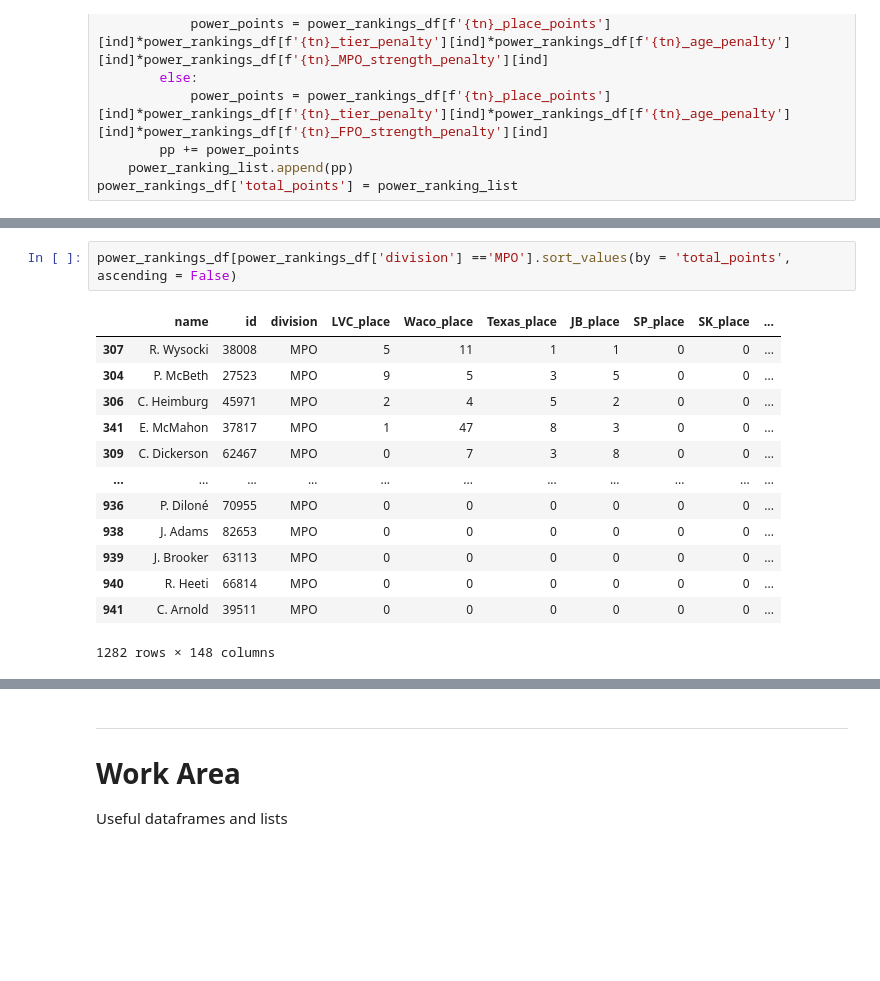
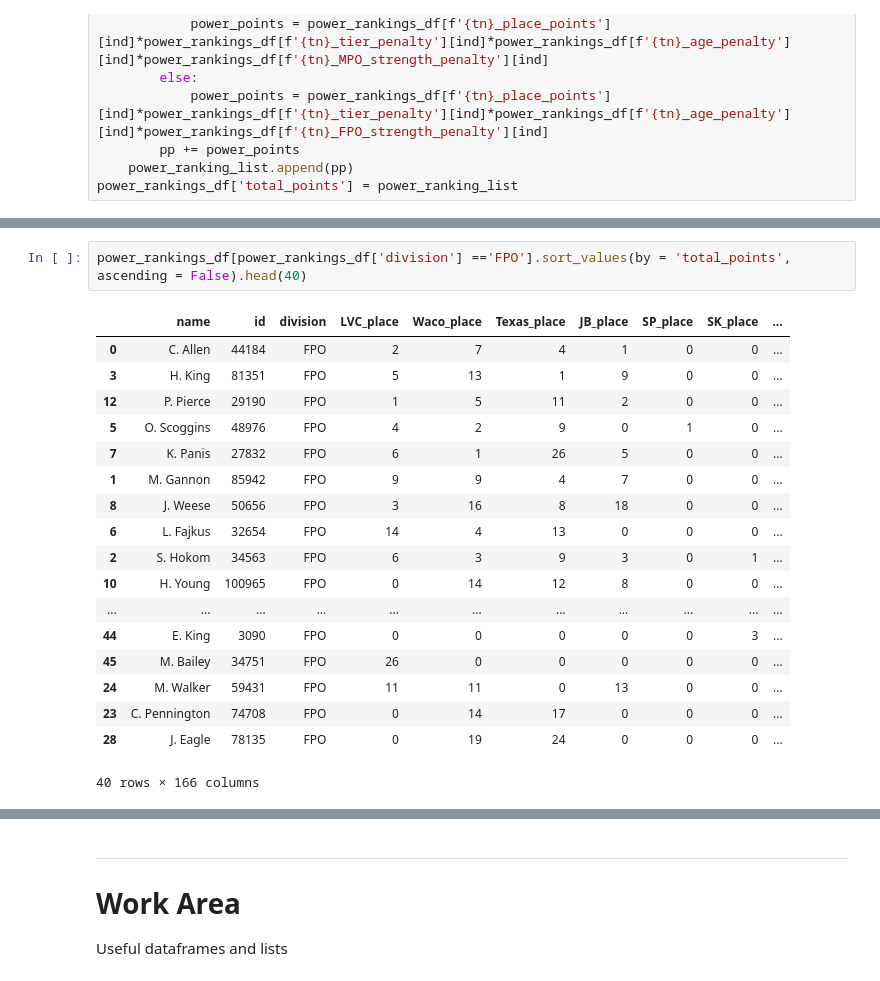
Before and after one commit to jaredcahners/Disc-Golf-Stats, a Jupyter notebook: PDGA Dataset.ipynb, the cells around one changed output, grey strips where cells are left out. Saved outputs shown, nothing was run; the diff lists cells and outputs as text; blank space fills up the shorter version.

```diff
--- a/PDGA Dataset.ipynb
+++ b/PDGA Dataset.ipynb
@@ -11191,19 +12485,24 @@ power_rankings_FPO_df.head(15)
 # %%
-power_rankings_df[power_rankings_df['division'] =='MPO'].sort_values(by = 'total_points', ascending = False)
+power_rankings_df[power_rankings_df['division'] =='FPO'].sort_values(by = 'total_points', ascending = False).head(40)
 # %% [output]
 |  | name | id | division | LVC_place | Waco_place | Texas_place | JB_place | SP_place | SK_place | ... |
-| 307 | R. Wysocki | 38008 | MPO | 5 | 11 | 1 | 1 | 0 | 0 | ... |
-| 304 | P. McBeth | 27523 | MPO | 9 | 5 | 3 | 5 | 0 | 0 | ... |
-| 306 | C. Heimburg | 45971 | MPO | 2 | 4 | 5 | 2 | 0 | 0 | ... |
-| 341 | E. McMahon | 37817 | MPO | 1 | 47 | 8 | 3 | 0 | 0 | ... |
-| 309 | C. Dickerson | 62467 | MPO | 0 | 7 | 3 | 8 | 0 | 0 | ... |
+| 0 | C. Allen | 44184 | FPO | 2 | 7 | 4 | 1 | 0 | 0 | ... |
+| 3 | H. King | 81351 | FPO | 5 | 13 | 1 | 9 | 0 | 0 | ... |
+| 12 | P. Pierce | 29190 | FPO | 1 | 5 | 11 | 2 | 0 | 0 | ... |
+| 5 | O. Scoggins | 48976 | FPO | 4 | 2 | 9 | 0 | 1 | 0 | ... |
+| 7 | K. Panis | 27832 | FPO | 6 | 1 | 26 | 5 | 0 | 0 | ... |
+| 1 | M. Gannon | 85942 | FPO | 9 | 9 | 4 | 7 | 0 | 0 | ... |
+| 8 | J. Weese | 50656 | FPO | 3 | 16 | 8 | 18 | 0 | 0 | ... |
+| 6 | L. Fajkus | 32654 | FPO | 14 | 4 | 13 | 0 | 0 | 0 | ... |
+| 2 | S. Hokom | 34563 | FPO | 6 | 3 | 9 | 3 | 0 | 1 | ... |
+| 10 | H. Young | 100965 | FPO | 0 | 14 | 12 | 8 | 0 | 0 | ... |
 | ... | ... | ... | ... | ... | ... | ... | ... | ... | ... | ... |
-| 936 | P. Diloné | 70955 | MPO | 0 | 0 | 0 | 0 | 0 | 0 | ... |
-| 938 | J. Adams | 82653 | MPO | 0 | 0 | 0 | 0 | 0 | 0 | ... |
-| 939 | J. Brooker | 63113 | MPO | 0 | 0 | 0 | 0 | 0 | 0 | ... |
-| 940 | R. Heeti | 66814 | MPO | 0 | 0 | 0 | 0 | 0 | 0 | ... |
-| 941 | C. Arnold | 39511 | MPO | 0 | 0 | 0 | 0 | 0 | 0 | ... |
+| 44 | E. King | 3090 | FPO | 0 | 0 | 0 | 0 | 0 | 3 | ... |
+| 45 | M. Bailey | 34751 | FPO | 26 | 0 | 0 | 0 | 0 | 0 | ... |
+| 24 | M. Walker | 59431 | FPO | 11 | 11 | 0 | 13 | 0 | 0 | ... |
+| 23 | C. Pennington | 74708 | FPO | 0 | 14 | 17 | 0 | 0 | 0 | ... |
+| 28 | J. Eagle | 78135 | FPO | 0 | 19 | 24 | 0 | 0 | 0 | ... |
-1282 rows × 148 columns
+40 rows × 166 columns
 # %%
 #plotting weekly changes in MPO PR
 
```
Also changed, not shown: parts of 26 cells of this notebook.
